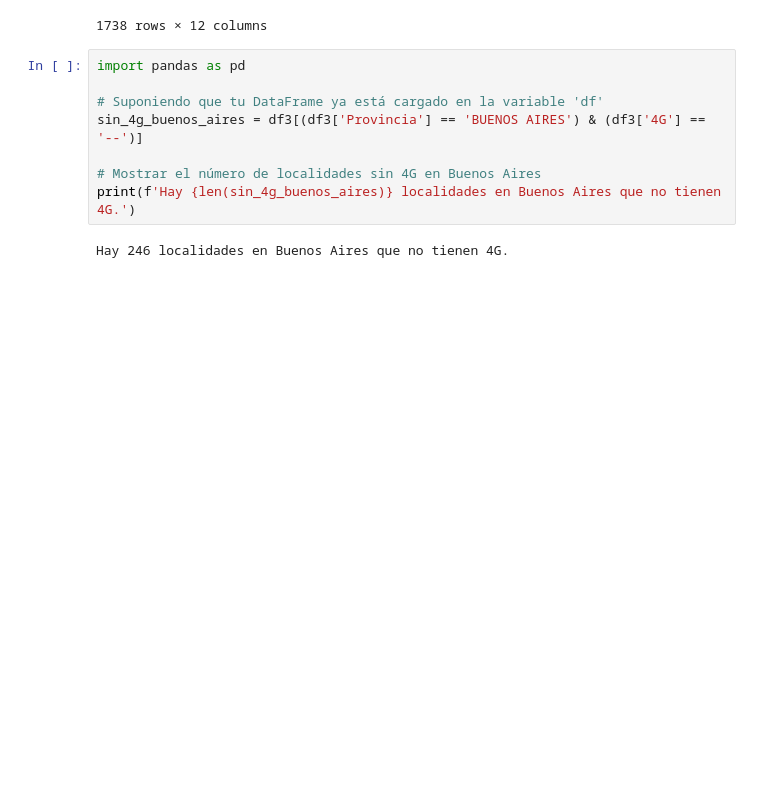
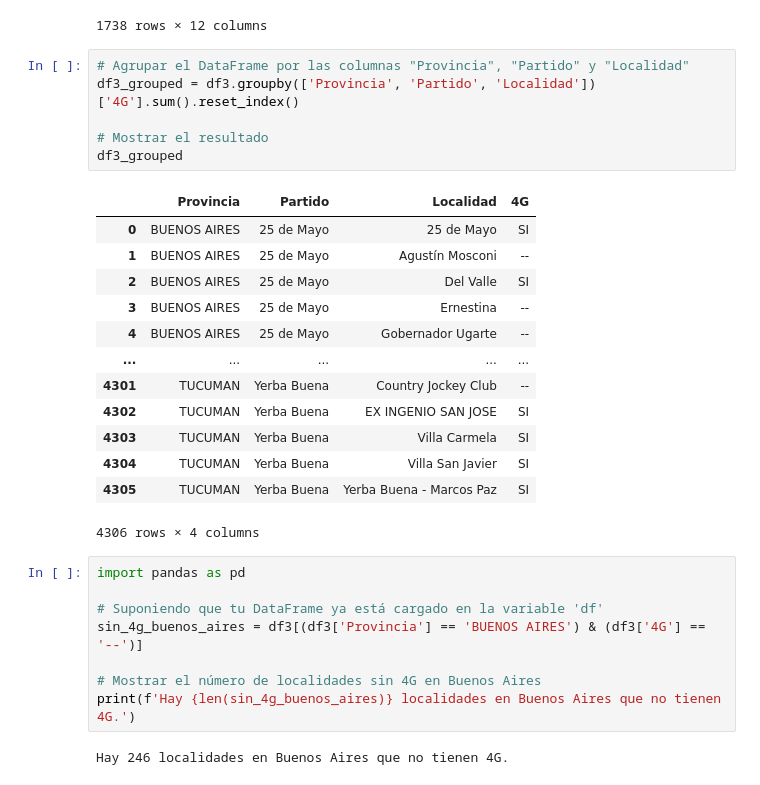
Before and after one commit to JMVS1/Proyecto-Individual2, a Jupyter notebook: EDA.ipynb, the cells around one changed output. Drawn from its saved outputs; the diff is of its cells as text; blank space fills up the shorter version.

```diff
--- a/EDA.ipynb
+++ b/EDA.ipynb
@@ -931,6 +936,26 @@ sin_4g
 | 4298 | CHUBUT | Escalante | Barrio Sarmiento | -- | -- | -- | -- | -- | SI | ... |
 | 4301 | CHACO | Mayor Luis J. Fontana | Enrique Urién | -- | -- | -- | SI | -- | -- | ... |
 1738 rows × 12 columns
+# %%
+# Agrupar el DataFrame por las columnas "Provincia", "Partido" y "Localidad"
+df3_grouped = df3.groupby(['Provincia', 'Partido', 'Localidad'])['4G'].sum().reset_index()
+
+# Mostrar el resultado
+df3_grouped
+# %% [output]
+|  | Provincia | Partido | Localidad | 4G |
+| 0 | BUENOS AIRES | 25 de Mayo | 25 de Mayo | SI |
+| 1 | BUENOS AIRES | 25 de Mayo | Agustín Mosconi | -- |
+| 2 | BUENOS AIRES | 25 de Mayo | Del Valle | SI |
+| 3 | BUENOS AIRES | 25 de Mayo | Ernestina | -- |
+| 4 | BUENOS AIRES | 25 de Mayo | Gobernador Ugarte | -- |
+| ... | ... | ... | ... | ... |
+| 4301 | TUCUMAN | Yerba Buena | Country Jockey Club | -- |
+| 4302 | TUCUMAN | Yerba Buena | EX INGENIO SAN JOSE | SI |
+| 4303 | TUCUMAN | Yerba Buena | Villa Carmela | SI |
+| 4304 | TUCUMAN | Yerba Buena | Villa San Javier | SI |
+| 4305 | TUCUMAN | Yerba Buena | Yerba Buena - Marcos Paz | SI |
+4306 rows × 4 columns
 # %%
 import pandas as pd
 
```
Also changed, not shown: parts of 4 cells of this notebook, 4 other files.
